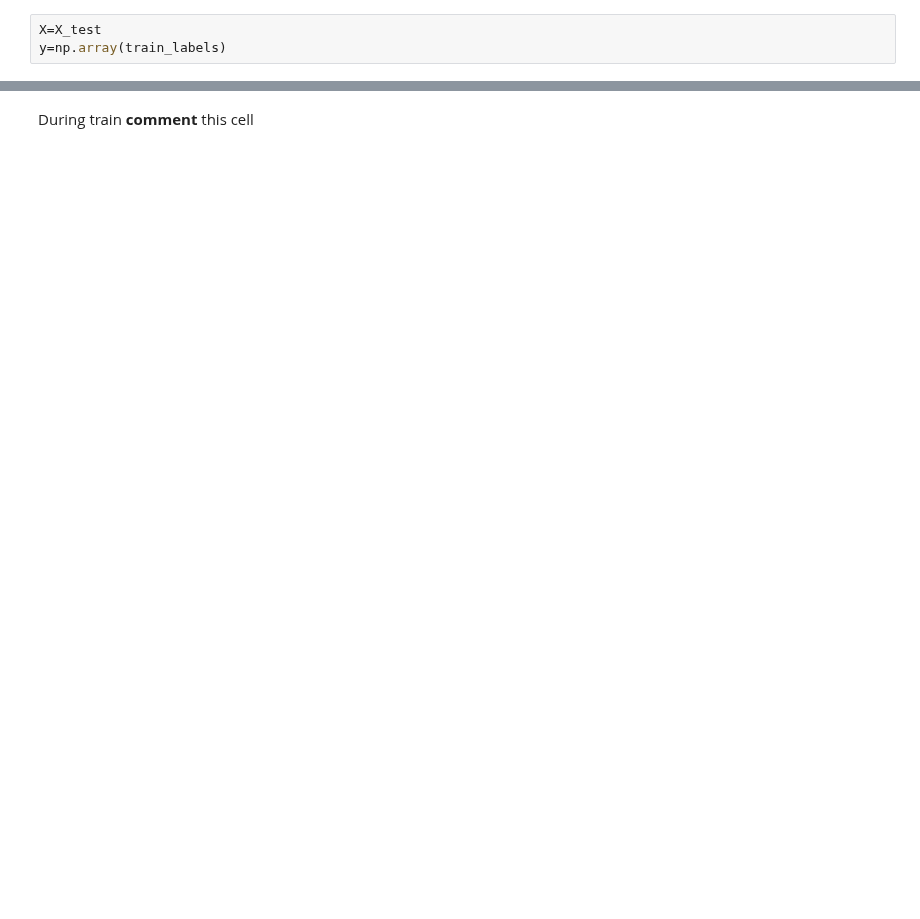
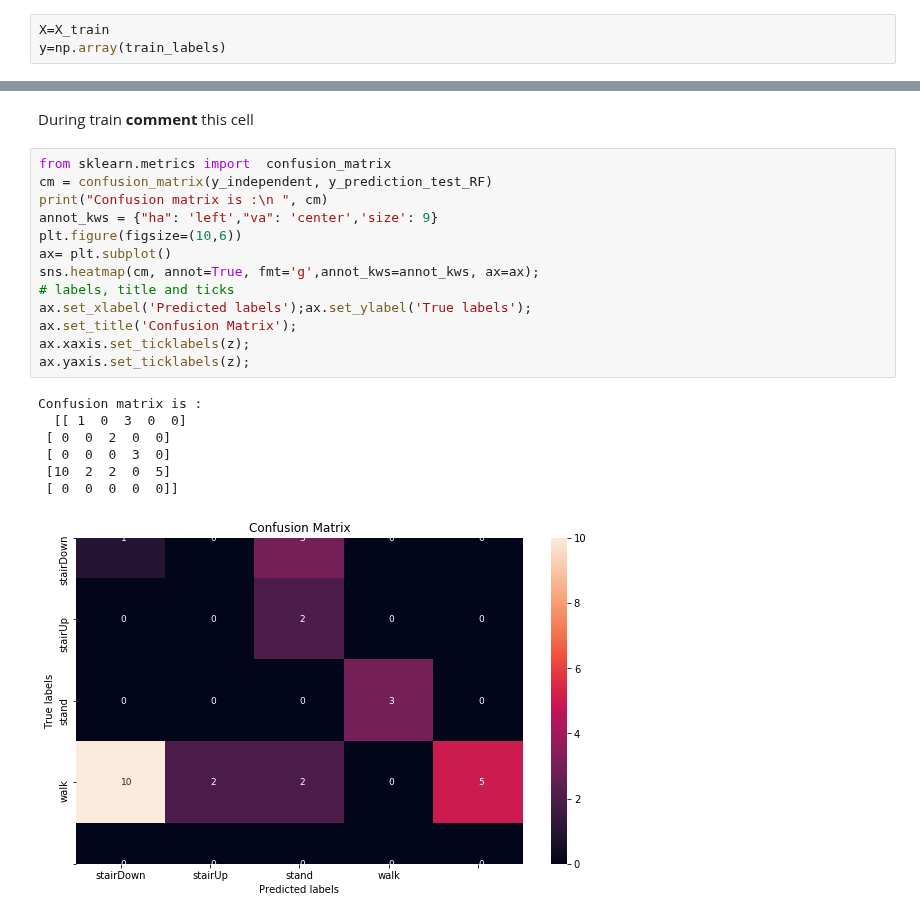
Before and after one commit to yousefkhaled282/Human-Activity-Recognition, a Jupyter notebook: Human Activity Recognition.ipynb, the cells around one changed output, grey strips where cells are left out. Cells and saved outputs as stored; diff of their text form; blank space fills up the shorter version.

```diff
--- a/Human Activity Recognition.ipynb
+++ b/Human Activity Recognition.ipynb
@@ -663,5 +433,5 @@ NameError: name 'x_test' is not defined
 # %%
-X=X_test
+X=X_train
 y=np.array(train_labels)
 # %%
 X.shape
@@ -1007,2 +786,23 @@ Confusion matrix is :
 # %% [markdown]
 During train **comment** this cell
+# %%
+from sklearn.metrics import  confusion_matrix
+cm = confusion_matrix(y_independent, y_prediction_test_RF)
+print("Confusion matrix is :\n ", cm)
+annot_kws = {"ha": 'left',"va": 'center','size': 9}
+plt.figure(figsize=(10,6))
+ax= plt.subplot()
+sns.heatmap(cm, annot=True, fmt='g',annot_kws=annot_kws, ax=ax);
+# labels, title and ticks
+ax.set_xlabel('Predicted labels');ax.set_ylabel('True labels');
+ax.set_title('Confusion Matrix');
+ax.xaxis.set_ticklabels(z);
+ax.yaxis.set_ticklabels(z);
+# %% [output]
+Confusion matrix is :
+  [[ 1  0  3  0  0]
+ [ 0  0  2  0  0]
+ [ 0  0  0  3  0]
+ [10  2  2  0  5]
+ [ 0  0  0  0  0]]
+[figure, added]
```
Also changed, not shown: parts of 98 cells of this notebook, 12 other files.
